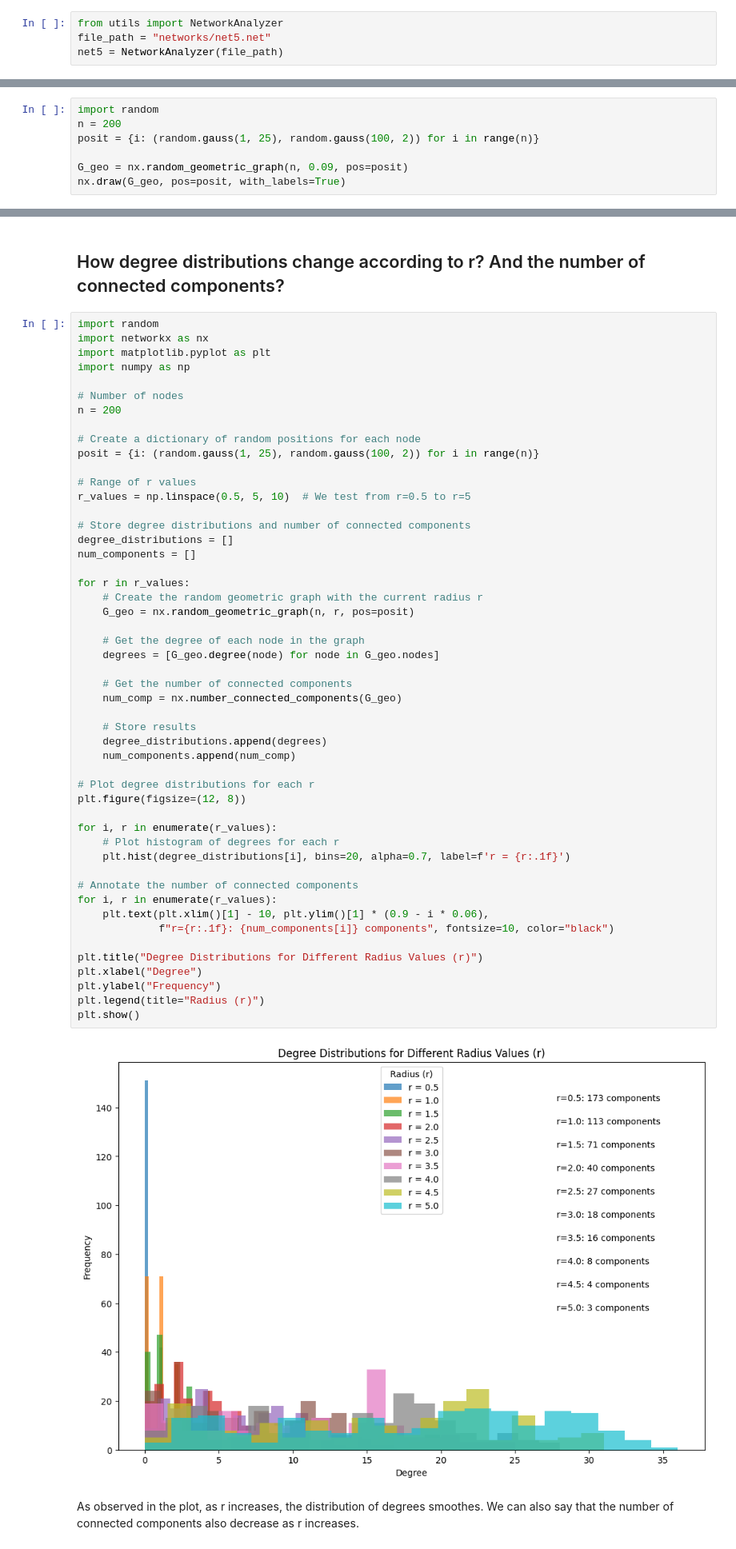
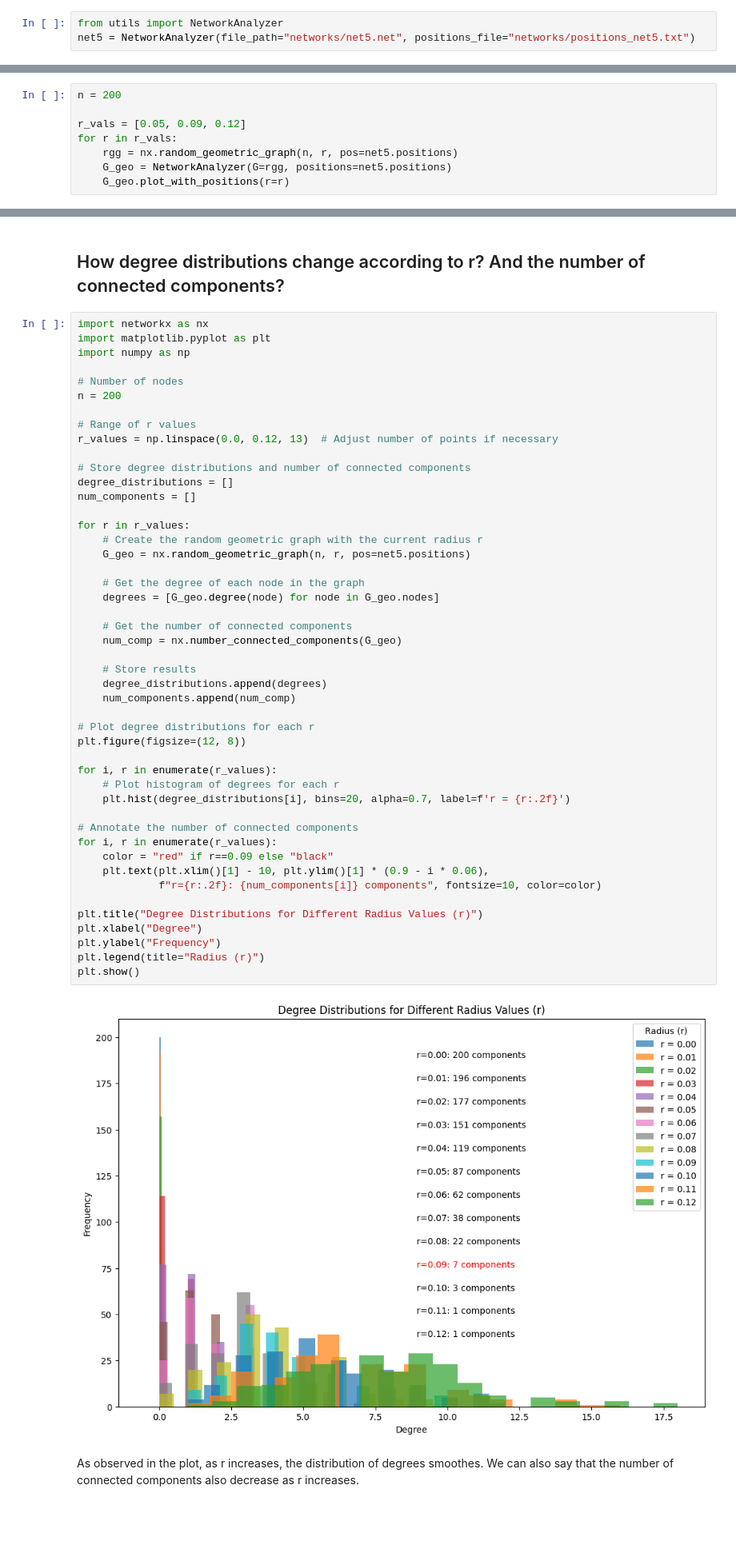
Before and after one commit to imiguelrodriguez/A1_ComplexNetworks, a Jupyter notebook: networks_analyzer.ipynb, the cells around one changed output, grey strips where cells are left out. Shown at 80% size. Cells and saved outputs as stored; diff of their text form; blank space fills up the shorter version.

```diff
--- a/networks_analyzer.ipynb
+++ b/networks_analyzer.ipynb
@@ -431,8 +431,7 @@ PS: Networks are encoded in the pajek format (.net). The students should use nx.
 # Net 5
 # %%
 from utils import NetworkAnalyzer
-file_path = "networks/net5.net"
-net5 = NetworkAnalyzer(file_path)
+net5 = NetworkAnalyzer(file_path="networks/net5.net", positions_file="networks/positions_net5.txt")
 # %%
 import networkx as nx
 nx.is_connected(net5.G)
@@ -554,10 +518,11 @@ Estimated r: 0.0900
 # %% [markdown]
 ## Reproduction of a RGG using Networkx
 # %%
-import random
 n = 200
-posit = {i: (random.gauss(1, 25), random.gauss(100, 2)) for i in range(n)}
 
-G_geo = nx.random_geometric_graph(n, 0.09, pos=posit)
-nx.draw(G_geo, pos=posit, with_labels=True)
+r_vals = [0.05, 0.09, 0.12]
+for r in r_vals:
+    rgg = nx.random_geometric_graph(n, r, pos=net5.positions)
+    G_geo = NetworkAnalyzer(G=rgg, positions=net5.positions)
+    G_geo.plot_with_positions(r=r)
 # %% [output]
@@ -573,7 +532,6 @@ len(list(nx.connected_components(G_geo)))
 # %% [markdown]
 ## How degree distributions change according to r? And the number of connected components?
 # %%
-import random
 import networkx as nx
 import matplotlib.pyplot as plt
 import numpy as np
@@ -581,11 +539,8 @@ import numpy as np
 # Number of nodes
 n = 200
 
-# Create a dictionary of random positions for each node
-posit = {i: (random.gauss(1, 25), random.gauss(100, 2)) for i in range(n)}
-
 # Range of r values
-r_values = np.linspace(0.5, 5, 10)  # We test from r=0.5 to r=5
+r_values = np.linspace(0.0, 0.12, 13)  # Adjust number of points if necessary
 
 # Store degree distributions and number of connected components
 degree_distributions = []
@@ -593,36 +548,37 @@ num_components = []
 
 for r in r_values:
     # Create the random geometric graph with the current radius r
-    G_geo = nx.random_geometric_graph(n, r, pos=posit)
+    G_geo = nx.random_geometric_graph(n, r, pos=net5.positions)
 
     # Get the degree of each node in the graph
     degrees = [G_geo.degree(node) for node in G_geo.nodes]
 
     # Get the number of connected components
     num_comp = nx.number_connected_components(G_geo)
 
     # Store results
     degree_distributions.append(degrees)
     num_components.append(num_comp)
 
 # Plot degree distributions for each r
 plt.figure(figsize=(12, 8))
 
 for i, r in enumerate(r_values):
     # Plot histogram of degrees for each r
-    plt.hist(degree_distributions[i], bins=20, alpha=0.7, label=f'r = {r:.1f}')
+    plt.hist(degree_distributions[i], bins=20, alpha=0.7, label=f'r = {r:.2f}')
 
 # Annotate the number of connected components
 for i, r in enumerate(r_values):
+    color = "red" if r==0.09 else "black"
     plt.text(plt.xlim()[1] - 10, plt.ylim()[1] * (0.9 - i * 0.06),
-             f"r={r:.1f}: {num_components[i]} components", fontsize=10, color="black")
+             f"r={r:.2f}: {num_components[i]} components", fontsize=10, color=color)
 
 plt.title("Degree Distributions for Different Radius Values (r)")
 plt.xlabel("Degree")
 plt.ylabel("Frequency")
 plt.legend(title="Radius (r)")
 plt.show()
 # %% [output]
-[figure, old version]
+[figure, new version]
 # %% [markdown]
 As observed in the plot, as r increases, the distribution of degrees smoothes. We can also say that the number of connected components also decrease as r increases.
```
Also changed, not shown: parts of 10 cells of this notebook, 1 other file.
